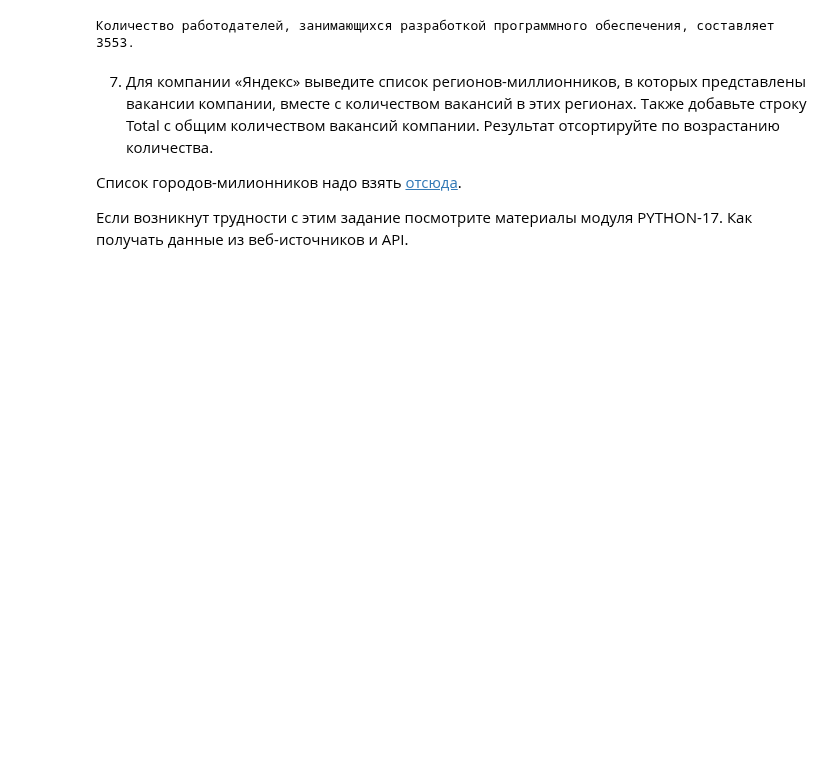
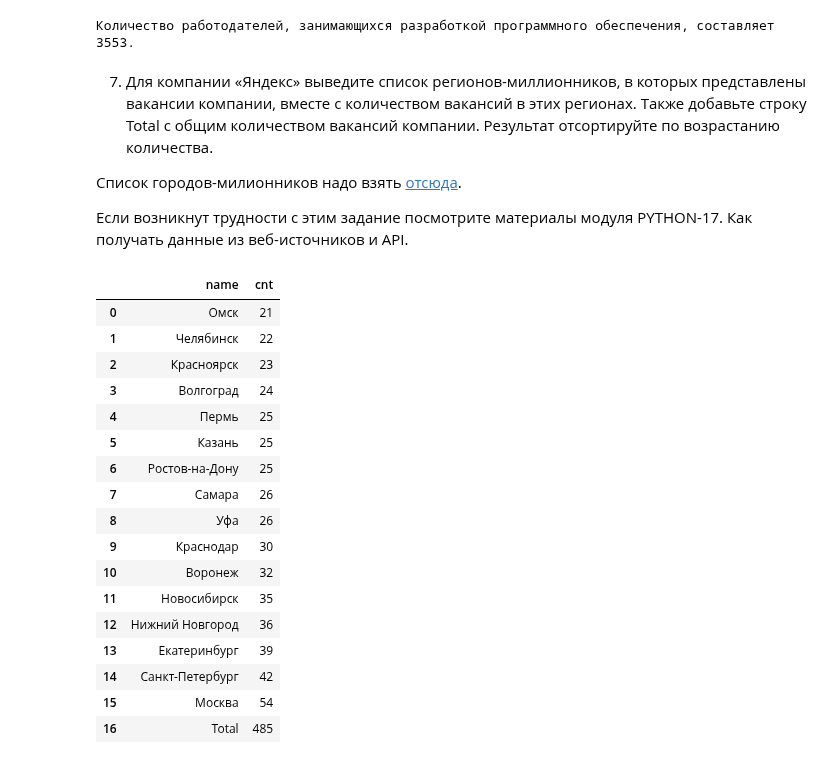
Before and after one commit to Stanislav-DS/sf_data_science, a Jupyter notebook: project_3_hh_sql/project_3_hh_sql.ipynb, the cells around one changed output. Drawn from its saved outputs; the diff is of its cells as text; code cells hidden in the pictures; blank space fills up the shorter version.

```diff
--- a/project_3_hh_sql/project_3_hh_sql.ipynb
+++ b/project_3_hh_sql/project_3_hh_sql.ipynb
@@ -523,2 +521,66 @@ table = soup.find_all("table")
 rows = table[1].find_all("tr")[1:]
 cities = [row.find_all("td")[1].text.strip() for row in rows]
+# %%
+# Плейсхолдеры для экранирования значений списка городов-миллионников (cities) в SQL-запросе.
+placeholders = ', '.join(['%s'] * len(cities))
+query_5_7 = f'''
+    select
+        name,
+        cnt
+    -- Подзапросы используются для сортировки (чтобы строка итогов была внизу),
+    -- а остальная таблица была отсортирована по возрастанию количества вакансий
+    -- как в примере в условии задания на платформе.
+    from (
+        select
+            a.name,
+            count(v.id) as cnt,
+            1 as order_col -- технический столбец для сортировки
+        from
+            areas as a
+            join vacancies as v on a.id = v.area_id
+            join employers as e on e.id = v.employer_id
+        where
+            a.name in ({placeholders}) and
+            e.name = 'Яндекс'
+        group by
+            a.id,
+            a.name
+        union all -- формирование строки итогов
+        select
+            'Total' as name,
+            count(v.id) as cnt,
+            2 as order_col -- технический столбец для сортировки
+        from
+            areas as a
+            join vacancies as v on a.id = v.area_id
+            join employers as e on e.id = v.employer_id
+        where
+            a.name in ({placeholders}) and
+            e.name = 'Яндекс'
+    ) sub -- сортировка таблицы целиком
+    order by
+        order_col,
+        cnt;
+'''
+df = pd.read_sql_query(query_5_7, connection, params=cities*2)
+# %%
+df
+# %% [output]
+|  | name | cnt |
+| 0 | Омск | 21 |
+| 1 | Челябинск | 22 |
+| 2 | Красноярск | 23 |
+| 3 | Волгоград | 24 |
+| 4 | Пермь | 25 |
+| 5 | Казань | 25 |
+| 6 | Ростов-на-Дону | 25 |
+| 7 | Самара | 26 |
+| 8 | Уфа | 26 |
+| 9 | Краснодар | 30 |
+| 10 | Воронеж | 32 |
+| 11 | Новосибирск | 35 |
+| 12 | Нижний Новгород | 36 |
+| 13 | Екатеринбург | 39 |
+| 14 | Санкт-Петербург | 42 |
+| 15 | Москва | 54 |
+| 16 | Total | 485 |
```
Also changed, not shown: parts of 6 cells of this notebook.
